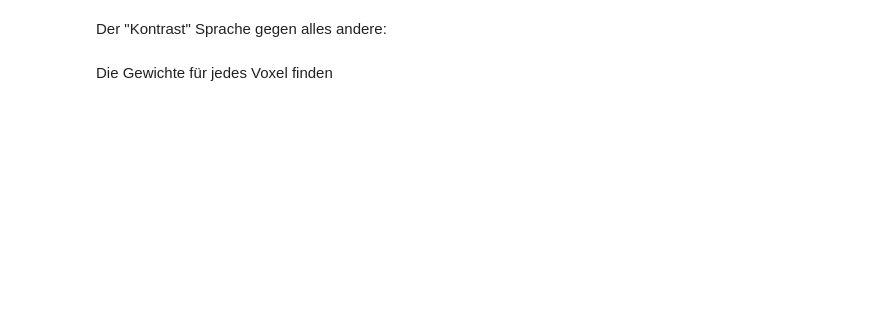
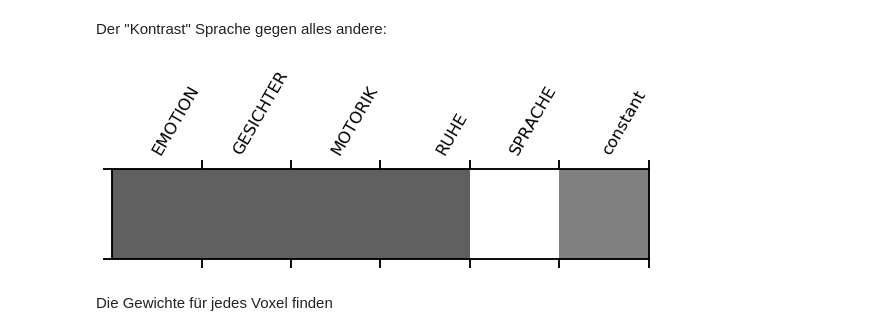
Before and after one commit to mwegrzyn/fmri_python_SS2019, a Jupyter notebook: notebooks/09-beta-images.ipynb, the cells around one changed output. Saved outputs shown, nothing was run; the diff lists cells and outputs as text; code cells hidden in the pictures; blank space fills up the shorter version.

```diff
--- a/notebooks/09-beta-images.ipynb
+++ b/notebooks/09-beta-images.ipynb
@@ -527,8 +681,10 @@ sns.heatmap(design_matrix,cmap='Greys_r')
 # %% [markdown]
 Der "Kontrast" Sprache gegen alles andere:
 # %%
-sprache_vs_alles_andere = np.array([0,0,0,0,0,0])
+sprache_vs_alles_andere = np.array([-0.25,-0.25,-0.25,-0.25,+1,0])
 reporting.plot_contrast_matrix(sprache_vs_alles_andere, design_matrix=design_matrix);
+# %% [output]
+[figure, added]
 # %% [markdown]
 Die Gewichte für jedes Voxel finden
 # %%
```
Also changed, not shown: parts of 42 cells of this notebook, 3 other files.
